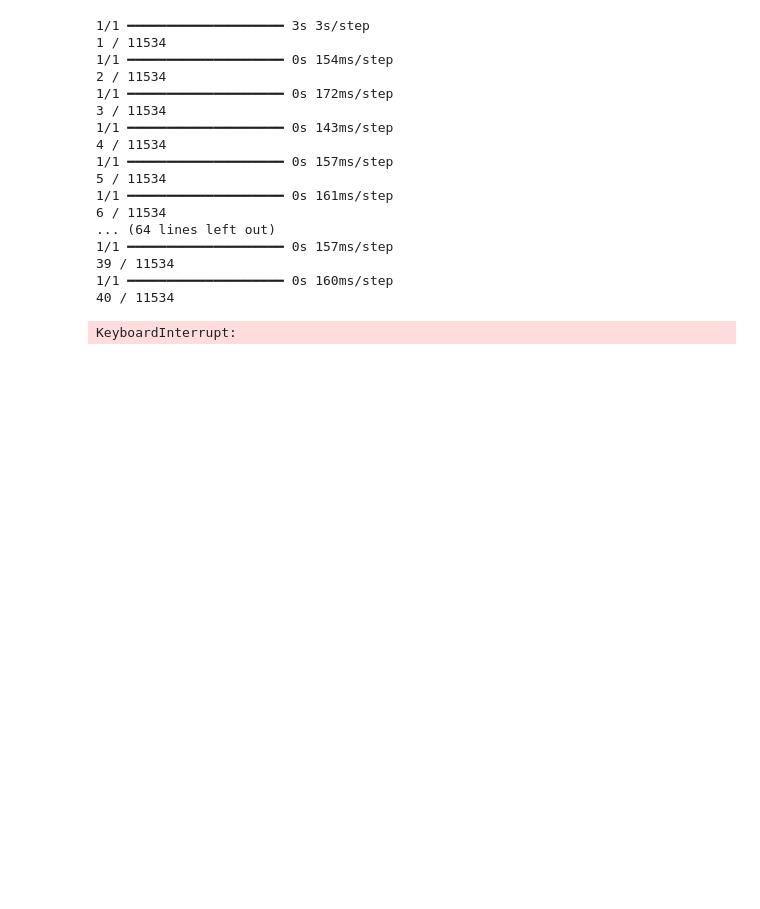
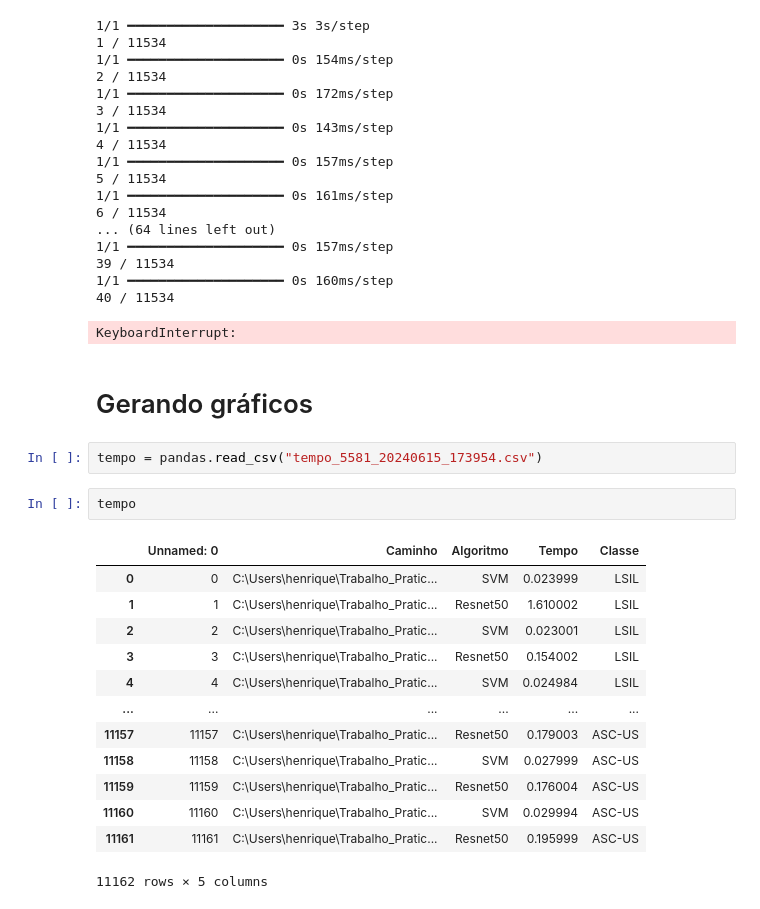
Before and after one commit to Henriquemcc/Trabalho_Pratico_-_Processamento_e_Analise_de_Imagens_-_2024-1, a Jupyter notebook: calcular_tempo_svm_henrique.ipynb, the cells around one changed output. Saved outputs shown, nothing was run; the diff lists cells and outputs as text; blank space fills up the shorter version.

```diff
--- a/calcular_tempo_svm_henrique.ipynb
+++ b/calcular_tempo_svm_henrique.ipynb
@@ -106,3 +110,23 @@ tempo.to_csv("tempo_{}_{}.csv".format(indice, datetime.datetime.now().strftime("
 1/1 ━━━━━━━━━━━━━━━━━━━━ 0s 160ms/step
 40 / 11534
 KeyboardInterrupt:
+# %% [markdown]
+# Gerando gráficos
+# %%
+tempo = pandas.read_csv("tempo_5581_20240615_173954.csv")
+# %%
+tempo
+# %% [output]
+|  | Unnamed: 0 | Caminho | Algoritmo | Tempo | Classe |
+| 0 | 0 | C:\Users\henrique\Trabalho_Pratic... | SVM | 0.023999 | LSIL |
+| 1 | 1 | C:\Users\henrique\Trabalho_Pratic... | Resnet50 | 1.610002 | LSIL |
+| 2 | 2 | C:\Users\henrique\Trabalho_Pratic... | SVM | 0.023001 | LSIL |
+| 3 | 3 | C:\Users\henrique\Trabalho_Pratic... | Resnet50 | 0.154002 | LSIL |
+| 4 | 4 | C:\Users\henrique\Trabalho_Pratic... | SVM | 0.024984 | LSIL |
+| ... | ... | ... | ... | ... | ... |
+| 11157 | 11157 | C:\Users\henrique\Trabalho_Pratic... | Resnet50 | 0.179003 | ASC-US |
+| 11158 | 11158 | C:\Users\henrique\Trabalho_Pratic... | SVM | 0.027999 | ASC-US |
+| 11159 | 11159 | C:\Users\henrique\Trabalho_Pratic... | Resnet50 | 0.176004 | ASC-US |
+| 11160 | 11160 | C:\Users\henrique\Trabalho_Pratic... | SVM | 0.029994 | ASC-US |
+| 11161 | 11161 | C:\Users\henrique\Trabalho_Pratic... | Resnet50 | 0.195999 | ASC-US |
+11162 rows × 5 columns
```
Also changed, not shown: parts of 6 cells of this notebook, 1 other file.
